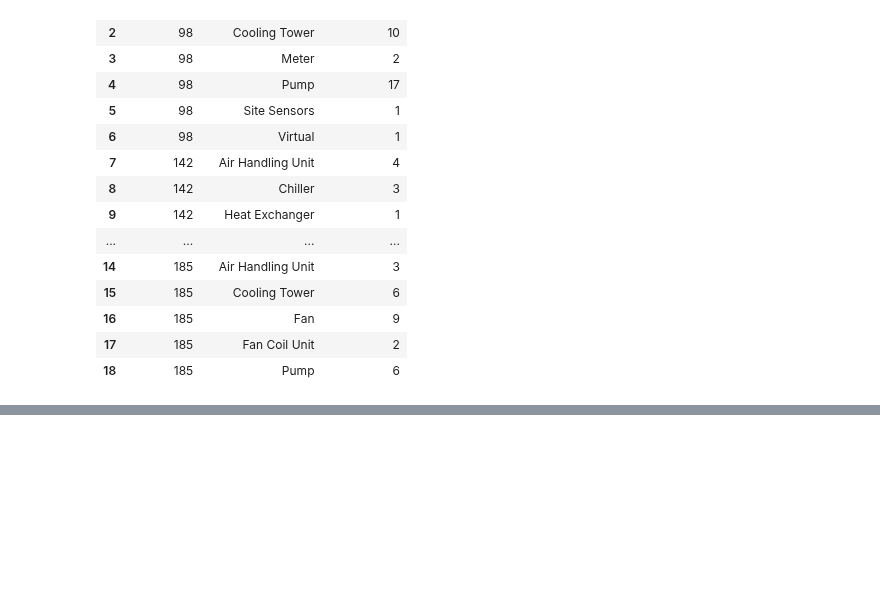
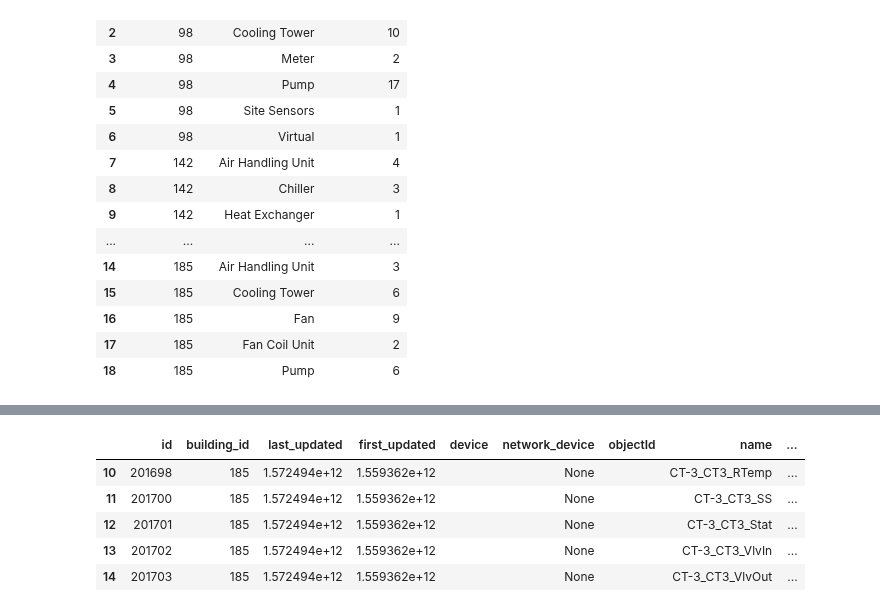
Before and after one commit to yairg98/Data-Driven-Problem-Solving, a Jupyter notebook: Assignments/FinalProjectNotebook.ipynb, the cells around one changed output, grey strips where cells are left out. Saved outputs shown, nothing was run; the diff lists cells and outputs as text; code cells hidden in the pictures; blank space fills up the shorter version.

```diff
--- a/Assignments/FinalProjectNotebook.ipynb
+++ b/Assignments/FinalProjectNotebook.ipynb
@@ -296,0 +275,19 @@ result_points
+# %%
+# Specify ID of building to search for
+building_id = 185
+
+# Choose equipment types to include in search (by abbreviation)
+equip_abbrs = ['CT']
+
+# Get all equipment to include in search
+building_equipment = pd.DataFrame(client.get_building_equipment(building_id))
+query_equip = building_equipment[building_equipment['equip_type_abbr'].isin(equip_abbrs)]
+
+# Select all points for chosen equipment
+query = PointSelector()
+query.equipment = list(query_equip['id'])
+result = client.select_points(query)
+result_points = pd.DataFrame(client.get_points_by_ids(result['points']))
+
+# Show number of points per piece of equipment in search
+result_points.groupby('equip_id').size().reset_index().rename(columns={0:'count'})
@@ -296,0 +302,9 @@ result_points
+# %%
+result_points[result_points['equip_id']==34958]
+# %% [output]
+|  | id | building_id | last_updated | first_updated | device | network_device | objectId | name | ... |
+| 10 | 201698 | 185 | 1.572494e+12 | 1.559362e+12 |  | None |  | CT-3_CT3_RTemp | ... |
+| 11 | 201700 | 185 | 1.572494e+12 | 1.559362e+12 |  | None |  | CT-3_CT3_SS | ... |
+| 12 | 201701 | 185 | 1.572494e+12 | 1.559362e+12 |  | None |  | CT-3_CT3_Stat | ... |
+| 13 | 201702 | 185 | 1.572494e+12 | 1.559362e+12 |  | None |  | CT-3_CT3_VlvIn | ... |
+| 14 | 201703 | 185 | 1.572494e+12 | 1.559362e+12 |  | None |  | CT-3_CT3_VlvOut | ... |
```
Also changed, not shown: parts of 3 cells of this notebook.
